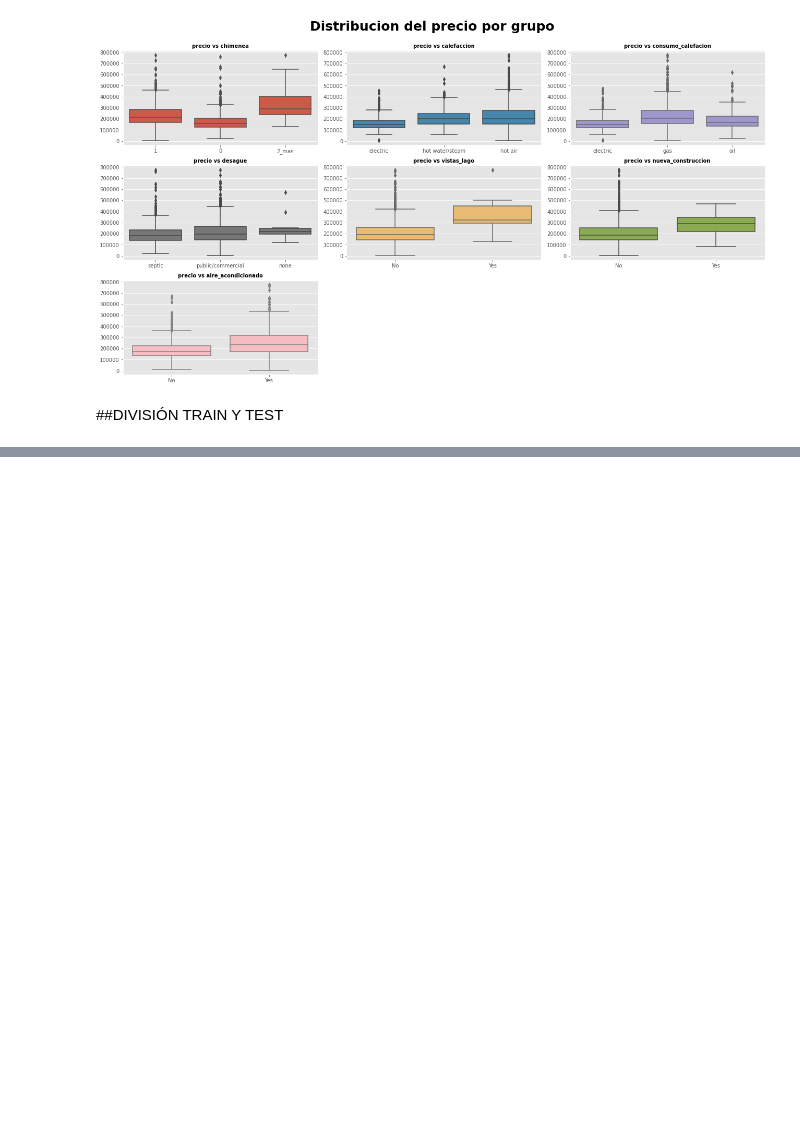
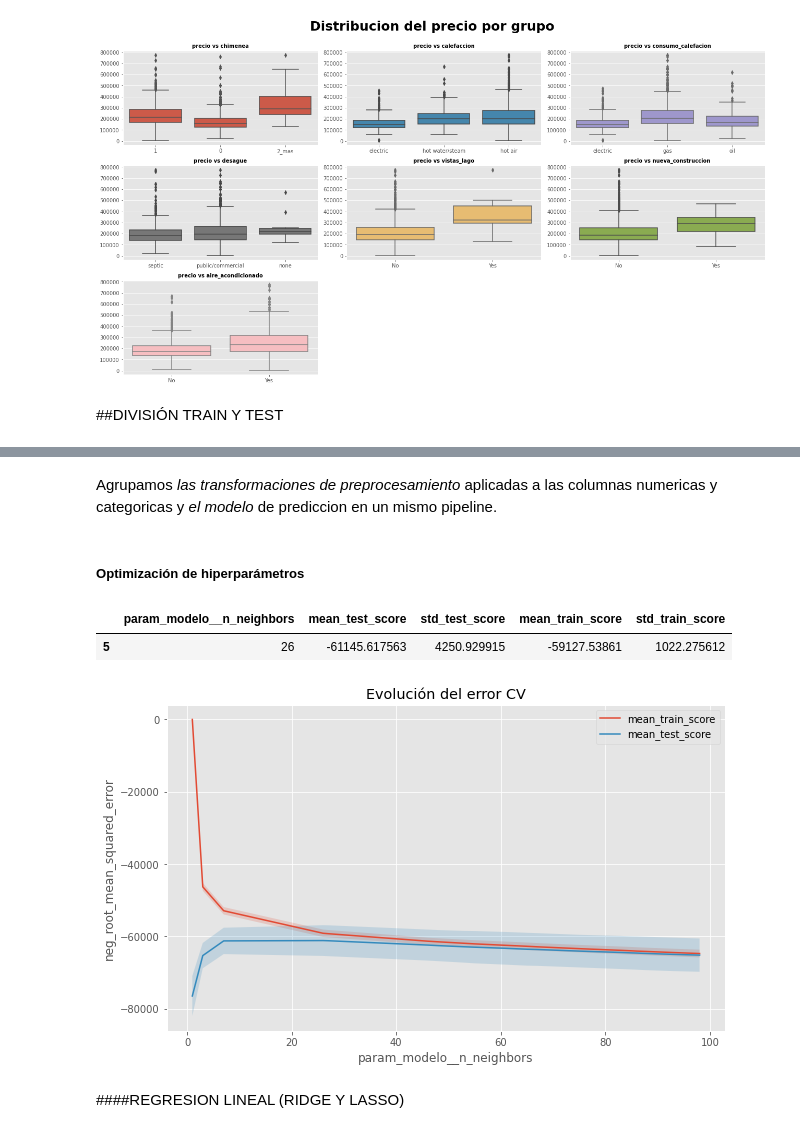
Before and after one commit to LazaroR-u/Data-Science-Portfolio, a Jupyter notebook: Saratoga_houses_predict.ipynb, the cells around one changed output, grey strips where cells are left out. Saved outputs shown, nothing was run; the diff lists cells and outputs as text; code cells hidden in the pictures; blank space fills up the shorter version.

```diff
--- a/Saratoga_houses_predict.ipynb
+++ b/Saratoga_houses_predict.ipynb
@@ -428,0 +425,8 @@ fig.suptitle("Distribucion del precio por grupo", fontsize = 25, fontweight = "b
+# %%
+from sklearn.model_selection import train_test_split
+
+X_train, X_test, y_train, y_test  = train_test_split(df.drop("precio", axis = "columns"),
+                                                     df["precio"],
+                                                     train_size = 0.8,
+                                                     random_state = 1234
+                                                      )
@@ -428,0 +1037,11 @@ fig.suptitle("Distribucion del precio por grupo", fontsize = 25, fontweight = "b
+# %% [markdown]
+Agrupamos *las transformaciones de preprocesamiento* aplicadas a las columnas numericas y categoricas y *el modelo* de prediccion en un mismo pipeline.
+# %%
+pipe = Pipeline(
+    [("preprocessing",
+    preprocessor),
+     ("modelo", KNeighborsRegressor()
+     )]
+)
+# %% [markdown]
+##### Optimización de hiperparámetros
@@ -428,0 +1050,55 @@ fig.suptitle("Distribucion del precio por grupo", fontsize = 25, fontweight = "b
+# %%
+# Espacio de búsqueda de cada hiperparámetro
+param_distributions = {'modelo__n_neighbors': np.linspace(1, 100, 500, dtype=int)}
+
+# Búsqueda random grid
+grid = RandomizedSearchCV(
+        estimator  = pipe,
+        param_distributions = param_distributions,
+        n_iter     = 20,
+        scoring    = 'neg_root_mean_squared_error',
+        n_jobs     = multiprocessing.cpu_count() - 1,
+        cv         = RepeatedKFold(n_splits = 5, n_repeats = 3),
+        refit      = True,
+        verbose    = 0,
+        random_state = 123,
+        return_train_score = True
+       )
+
+grid.fit(X = X_train, y = y_train)
+
+# Resultados del grid
+# ==============================================================================
+resultados = pd.DataFrame(grid.cv_results_)
+resultados.filter(regex = '(param.*|mean_t|std_t)')\
+    .drop(columns = 'params')\
+    .sort_values('mean_test_score', ascending = False)\
+    .head(1)
+# %% [output]
+|  | param_modelo__n_neighbors | mean_test_score | std_test_score | mean_train_score | std_train_score |
+| 5 | 26 | -61145.617563 | 4250.929915 | -59127.53861 | 1022.275612 |
+# %%
+# Gráfico resultados validación cruzada para cada hiperparámetro
+# ------------------------------------------------------------------------------
+fig, ax = plt.subplots(figsize=(10, 6))
+hiperparametro = 'param_modelo__n_neighbors'
+resultados = resultados.sort_values(hiperparametro, ascending = False)
+metrica    = grid.scoring
+
+resultados.plot(hiperparametro, 'mean_train_score', ax=ax)
+resultados.plot(hiperparametro, 'mean_test_score', ax=ax)
+ax.fill_between(resultados[hiperparametro].astype(np.int),
+                resultados['mean_train_score'] + resultados['std_train_score'],
+                resultados['mean_train_score'] - resultados['std_train_score'],
+                alpha=0.2)
+ax.fill_between(resultados[hiperparametro].astype(np.int),
+                resultados['mean_test_score'] + resultados['std_test_score'],
+                resultados['mean_test_score'] - resultados['std_test_score'],
+                alpha=0.2)
+ax.legend()
+ax.set_title('Evolución del error CV')
+ax.set_ylabel(metrica);
+# %% [output]
+[figure, added]
+# %% [markdown]
+####REGRESION LINEAL (RIDGE Y LASSO)
```
Also changed, not shown: parts of 73 cells of this notebook.
